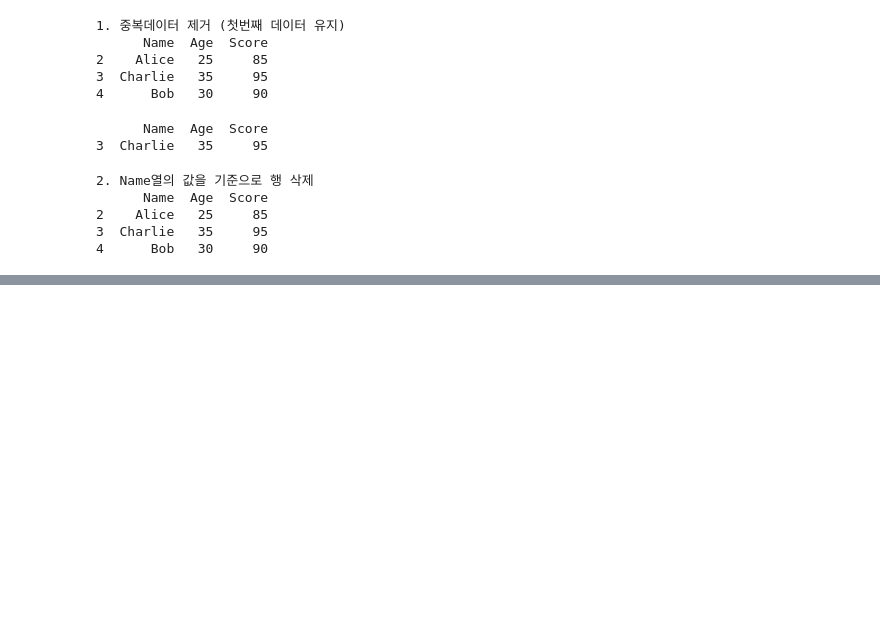
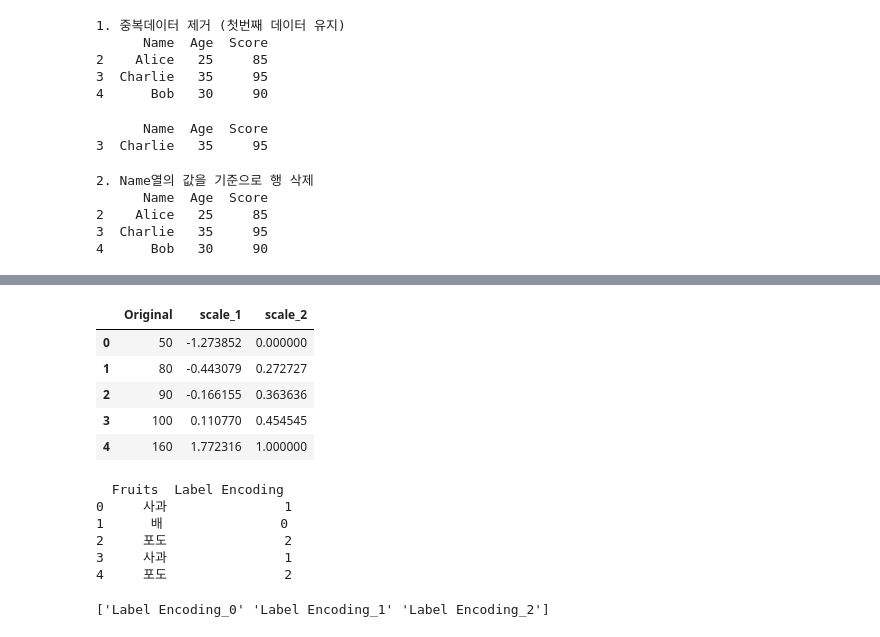
Before and after one commit to juhyeonjyu/SKRookies-ai-machine-learning, a Jupyter notebook: ai_2.ipynb, the cells around one changed output, grey strips where cells are left out. Cells and saved outputs as stored; diff of their text form; code cells hidden in the pictures; blank space fills up the shorter version.

```diff
--- a/ai_2.ipynb
+++ b/ai_2.ipynb
@@ -508,0 +575,35 @@ print(df_2)
+# %%
+data1 = pd.DataFrame({'Original' : [50,80,90,100,160]})
+data2 = pd.DataFrame({'Fruits': ['사과', '배', '포도', '사과', '포도']})
+# %%
+# 표준화
+# 머신 러닝에서 많이 함
+scaler_1 = StandardScaler()
+data1['scale_1'] = scaler_1.fit_transform(data1[['Original']])
+
+# 정규화
+# 이미지 같은 심화 데이터에서 많이 함 - 딥러닝
+scaler_2 = MinMaxScaler()
+data1['scale_2'] = scaler_2.fit_transform(data1[['Original']])
+# %%
+data1
+# %% [output]
+|  | Original | scale_1 | scale_2 |
+| 0 | 50 | -1.273852 | 0.000000 |
+| 1 | 80 | -0.443079 | 0.272727 |
+| 2 | 90 | -0.166155 | 0.363636 |
+| 3 | 100 | 0.110770 | 0.454545 |
+| 4 | 160 | 1.772316 | 1.000000 |
+# %%
+# 레이블의 인코딩
+encoder_1 = LabelEncoder()
+data2['Label Encoding'] = encoder_1.fit_transform(data2['Fruits'])  # 가나다 순
+
+print(data2)
+# %% [output]
+  Fruits  Label Encoding
+0     사과               1
+1      배               0
+2     포도               2
+3     사과               1
+4     포도               2
@@ -508,0 +613,5 @@ print(df_2)
+# %%
+onehot_col = encoder_2.get_feature_names_out()
+print(onehot_col)
+# %% [output]
+['Label Encoding_0' 'Label Encoding_1' 'Label Encoding_2']
```
Also changed, not shown: parts of 15 cells of this notebook, 3 other files.
